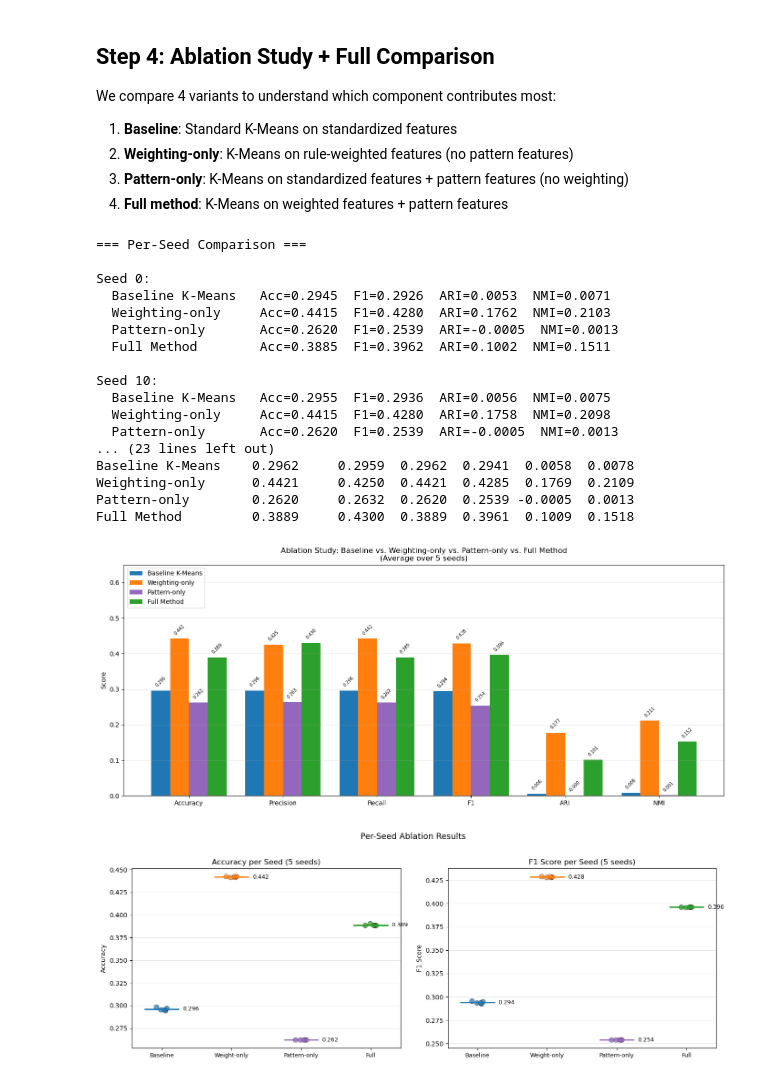
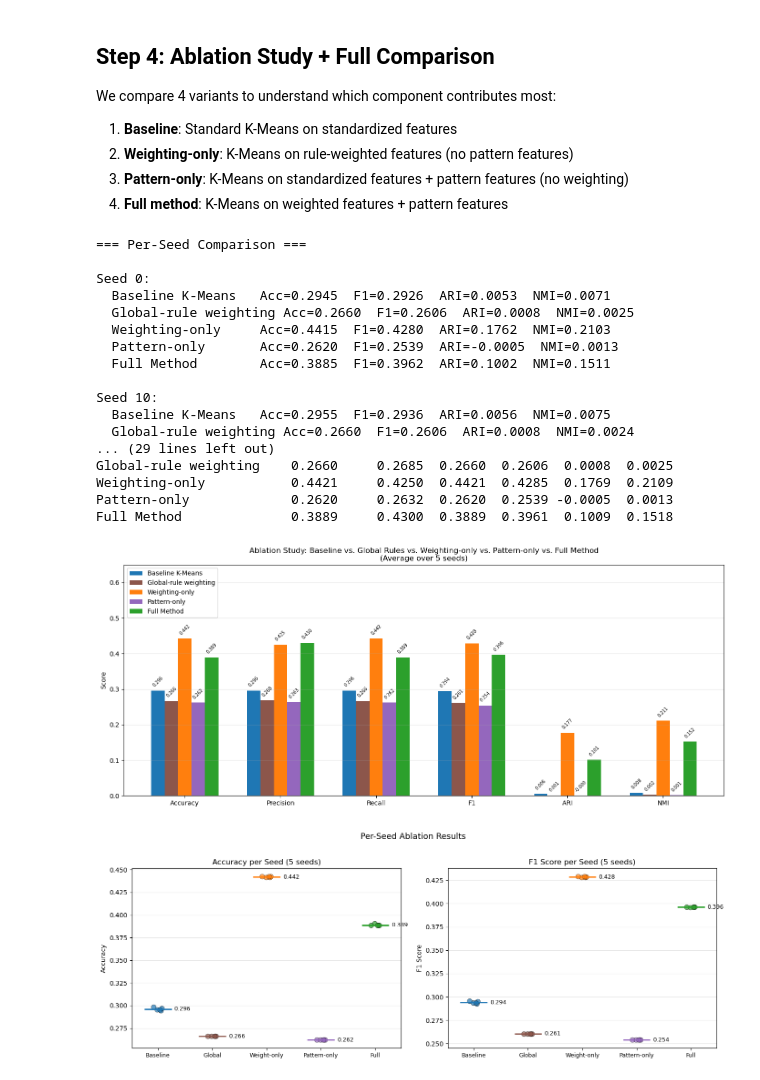
Before and after one commit to RaisoLiu/DM2026-Assignment-2, a Jupyter notebook: Q5_Enhanced_KMeans.ipynb, the cells around one changed output. Drawn from its saved outputs; the diff is of its cells as text; code cells hidden in the pictures.

```diff
--- a/Q5_Enhanced_KMeans.ipynb
+++ b/Q5_Enhanced_KMeans.ipynb
@@ -313,6 +356,9 @@ We compare 4 variants to understand which component contributes most:
 # %%
 # Ablation: weighting-only (no pattern features)
 weighting_results = run_kmeans_evaluation(X_weighted, y, seeds, 'Weighting-only')
+
+# Sanity check: rule-derived weights mined globally without labels
+global_weighting_results = run_kmeans_evaluation(X_global_weighted, y, seeds, 'Global-rule weighting')
 
 # Ablation: pattern-only (unweighted original + pattern features)
 X_pattern_only = np.hstack([X_scaled, rule_features_scaled])
@@ -322,7 +368,7 @@ pattern_results = run_kmeans_evaluation(X_pattern_only, y, seeds, 'Pattern-only'
 improved_results = run_kmeans_evaluation(X_augmented, y, seeds, 'Full Method')
 
 # Combine all results
-all_results = pd.concat([baseline_results, weighting_results, pattern_results, improved_results], ignore_index=True)
+all_results = pd.concat([baseline_results, global_weighting_results, weighting_results, pattern_results, improved_results], ignore_index=True)
 
 # Per-seed comparison
 print("=== Per-Seed Comparison ===")
@@ -336,68 +382,68 @@ for seed in seeds:
 print("\n=== Average Performance ===")
 metrics_cols = ['accuracy', 'precision', 'recall', 'f1', 'ARI', 'NMI']
 avg = all_results.groupby('method')[metrics_cols].mean()
-avg = avg.reindex(['Baseline K-Means', 'Weighting-only', 'Pattern-only', 'Full Method'])
+avg = avg.reindex(['Baseline K-Means', 'Global-rule weighting', 'Weighting-only', 'Pattern-only', 'Full Method'])
 print(avg.round(4))
 # %% [output]
 === Per-Seed Comparison ===
 
 Seed 0:
   Baseline K-Means   Acc=0.2945  F1=0.2926  ARI=0.0053  NMI=0.0071
+  Global-rule weighting Acc=0.2660  F1=0.2606  ARI=0.0008  NMI=0.0025
   Weighting-only     Acc=0.4415  F1=0.4280  ARI=0.1762  NMI=0.2103
   Pattern-only       Acc=0.2620  F1=0.2539  ARI=-0.0005  NMI=0.0013
   Full Method        Acc=0.3885  F1=0.3962  ARI=0.1002  NMI=0.1511
 
 Seed 10:
   Baseline K-Means   Acc=0.2955  F1=0.2936  ARI=0.0056  NMI=0.0075
-  Weighting-only     Acc=0.4415  F1=0.4280  ARI=0.1758  NMI=0.2098
-  Pattern-only       Acc=0.2620  F1=0.2539  ARI=-0.0005  NMI=0.0013
-... (23 lines left out)
-Baseline K-Means    0.2962     0.2959  0.2962  0.2941  0.0058  0.0078
-Weighting-only      0.4421     0.4250  0.4421  0.4285  0.1769  0.2109
-Pattern-only        0.2620     0.2632  0.2620  0.2539 -0.0005  0.0013
-Full Method         0.3889     0.4300  0.3889  0.3961  0.1009  0.1518
+  Global-rule weighting Acc=0.2660  F1=0.2606  ARI=0.0008  NMI=0.0024
+... (29 lines left out)
+Global-rule weighting    0.2660     0.2685  0.2660  0.2606  0.0008  0.0025
+Weighting-only           0.4421     0.4250  0.4421  0.4285  0.1769  0.2109
+Pattern-only             0.2620     0.2632  0.2620  0.2539 -0.0005  0.0013
+Full Method              0.3889     0.4300  0.3889  0.3961  0.1009  0.1518
 # %%
 # Visualization: ablation bar chart
 metrics_list = ['accuracy', 'precision', 'recall', 'f1', 'ARI', 'NMI']
-methods = ['Baseline K-Means', 'Weighting-only', 'Pattern-only', 'Full Method']
-colors_bar = ['#1f77b4', '#ff7f0e', '#9467bd', '#2ca02c']
+methods = ['Baseline K-Means', 'Global-rule weighting', 'Weighting-only', 'Pattern-only', 'Full Method']
+colors_bar = ['#1f77b4', '#8c564b', '#ff7f0e', '#9467bd', '#2ca02c']
 
 avg_data = all_results.groupby('method')[metrics_list].mean().reindex(methods)
 
 x = np.arange(len(metrics_list))
-width = 0.2
+width = 0.14
 
 fig, ax = plt.subplots(figsize=(14, 6))
 for i, (method, color) in enumerate(zip(methods, colors_bar)):
-    bars = ax.bar(x + i * width - 1.5 * width, avg_data.loc[method], width,
+    bars = ax.bar(x + (i - (len(methods) - 1) / 2) * width, avg_data.loc[method], width,
                   label=method, color=color)
     for bar in bars:
         h = bar.get_height()
         ax.text(bar.get_x() + bar.get_width()/2, h + 0.008, f'{h:.3f}',
                 ha='center', va='bottom', fontsize=7, rotation=45)
 
 ax.set_ylabel('Score')
-ax.set_title('Ablation Study: Baseline vs. Weighting-only vs. Pattern-only vs. Full Method\n(Average over 5 seeds)')
+ax.set_title('Ablation Study: Baseline vs. Global Rules vs. Weighting-only vs. Pattern-only vs. Full Method\n(Average over 5 seeds)')
 ax.set_xticks(x)
 ax.set_xticklabels(['Accuracy', 'Precision', 'Recall', 'F1', 'ARI', 'NMI'])
 ax.legend(loc='upper left')
 ax.set_ylim(0, 0.65)
 ax.grid(True, alpha=0.3, axis='y')
 
 plt.tight_layout()
 plt.savefig('report/figures/q5_comparison.png', dpi=150, bbox_inches='tight')
 plt.show()
 
 # Save results
 all_results.to_csv('results/q5_comparison.csv', index=False)
 # %% [output]
-[figure, old version]
+[figure, new version]
 # %%
 # Per-seed performance dot plot (Accuracy and F1)
 fig, axes = plt.subplots(1, 2, figsize=(14, 5))
-methods_order = ['Baseline K-Means', 'Weighting-only', 'Pattern-only', 'Full Method']
-colors_dot = {'Baseline K-Means': '#1f77b4', 'Weighting-only': '#ff7f0e',
-              'Pattern-only': '#9467bd', 'Full Method': '#2ca02c'}
+methods_order = ['Baseline K-Means', 'Global-rule weighting', 'Weighting-only', 'Pattern-only', 'Full Method']
+colors_dot = {'Baseline K-Means': '#1f77b4', 'Global-rule weighting': '#8c564b',
+              'Weighting-only': '#ff7f0e', 'Pattern-only': '#9467bd', 'Full Method': '#2ca02c'}
 
 for ax, metric, title in zip(axes, ['accuracy', 'f1'], ['Accuracy', 'F1 Score']):
     for i, method in enumerate(methods_order):
@@ -412,7 +458,7 @@ for ax, metric, title in zip(axes, ['accuracy', 'f1'], ['Accuracy', 'F1 Score'])
         ax.text(i + 0.3, mean_val, f'{mean_val:.3f}', va='center', fontsize=9)
 
     ax.set_xticks(range(len(methods_order)))
-    ax.set_xticklabels(['Baseline', 'Weight-only', 'Pattern-only', 'Full'], fontsize=9)
+    ax.set_xticklabels(['Baseline', 'Global', 'Weight-only', 'Pattern-only', 'Full'], fontsize=9)
     ax.set_ylabel(title)
     ax.set_title(f'{title} per Seed (5 seeds)')
     ax.grid(True, alpha=0.3, axis='y')
@@ -422,4 +468,4 @@ plt.tight_layout()
 plt.savefig('report/figures/q5_per_seed.png', dpi=150, bbox_inches='tight')
 plt.show()
 # %% [output]
-[figure, old version]
+[figure, new version]
```
Also changed, not shown: parts of 3 cells of this notebook, 13 other files.
